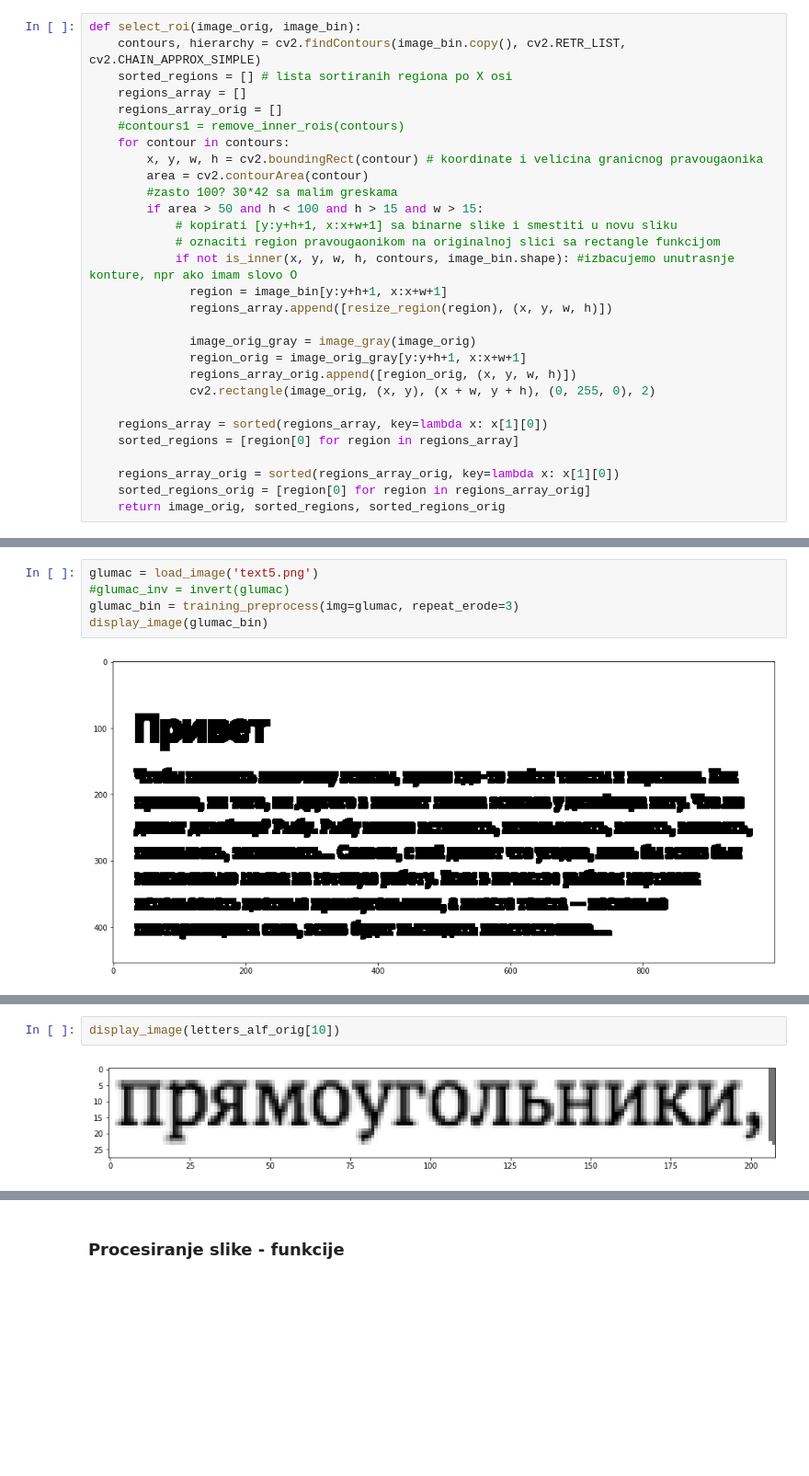
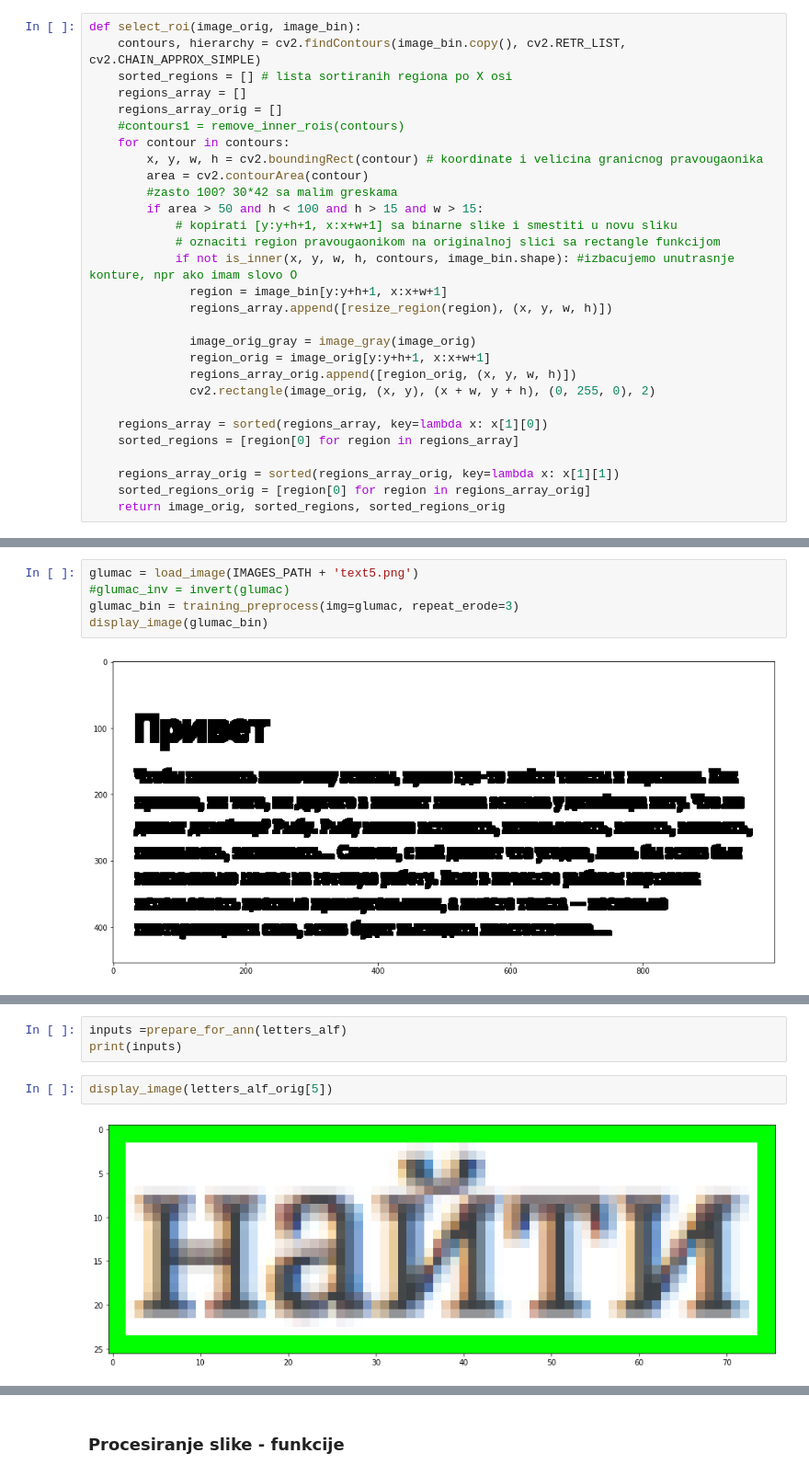
Before and after one commit to Marieta3/russian-text-recognition, a Jupyter notebook: russian-text-recognition.ipynb, the cells around one changed output, grey strips where cells are left out. Shown: that part at 92% size. Saved outputs shown, nothing was run; the diff lists cells and outputs as text; blank space fills up the shorter version.

```diff
--- a/russian-text-recognition.ipynb
+++ b/russian-text-recognition.ipynb
@@ -95,14 +95,14 @@ def select_roi(image_orig, image_bin):
               regions_array.append([resize_region(region), (x, y, w, h)])
 
               image_orig_gray = image_gray(image_orig)
-              region_orig = image_orig_gray[y:y+h+1, x:x+w+1]
+              region_orig = image_orig[y:y+h+1, x:x+w+1]
               regions_array_orig.append([region_orig, (x, y, w, h)])
               cv2.rectangle(image_orig, (x, y), (x + w, y + h), (0, 255, 0), 2)
 
     regions_array = sorted(regions_array, key=lambda x: x[1][0])
     sorted_regions = [region[0] for region in regions_array]
 
-    regions_array_orig = sorted(regions_array_orig, key=lambda x: x[1][0])
+    regions_array_orig = sorted(regions_array_orig, key=lambda x: x[1][1])
     sorted_regions_orig = [region[0] for region in regions_array_orig]
     return image_orig, sorted_regions, sorted_regions_orig
 # %%
@@ -322,7 +346,7 @@ _________________________________________________________________
 # %% [markdown]
 ### Testiranje
 # %%
-glumac = load_image('text5.png')
+glumac = load_image(IMAGES_PATH + 'text5.png')
 #glumac_inv = invert(glumac)
 glumac_bin = training_preprocess(img=glumac, repeat_erode=3)
 display_image(glumac_bin)
@@ -336,4 +360,7 @@ display_image(selected_regions)
+# %%
+inputs =prepare_for_ann(letters_alf)
+print(inputs)
 # %%
-display_image(letters_alf_orig[10])
+display_image(letters_alf_orig[5])
 # %% [output]
-[figure, old version]
+[figure, new version]
```
Also changed, not shown: parts of 10 cells of this notebook.
